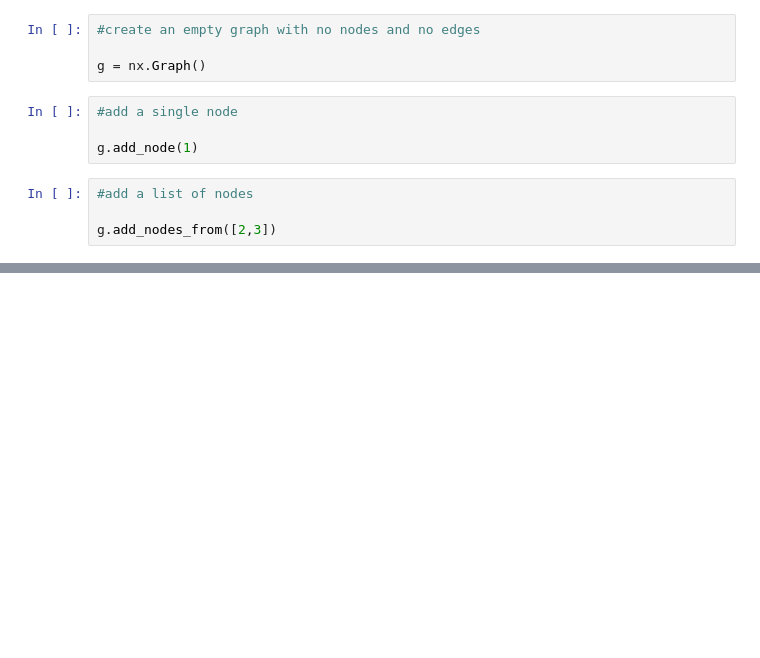
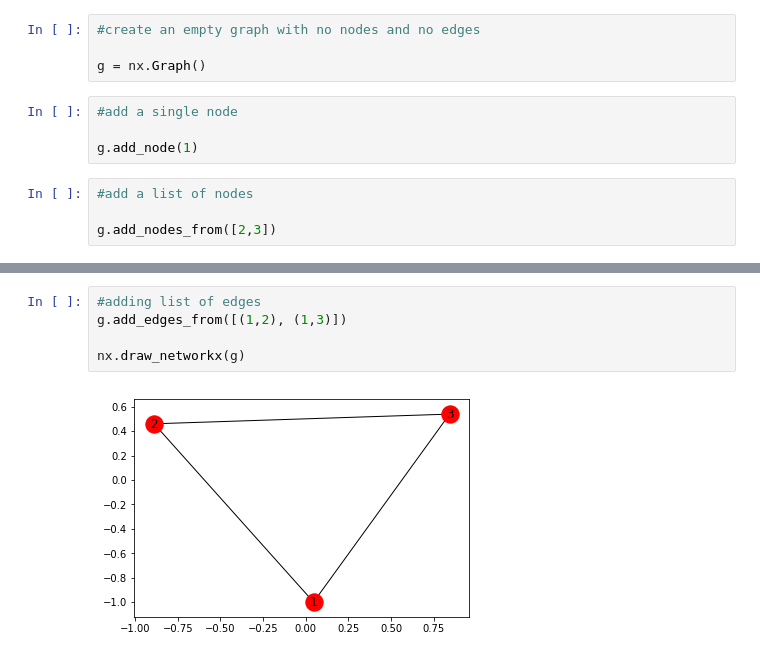
Before and after one commit to abbiyanaila/graphs.social.network.analythics, a Jupyter notebook: basic.ipynb, the cells around one changed output, grey strips where cells are left out. Saved outputs shown, nothing was run; the diff lists cells and outputs as text; blank space fills up the shorter version.

```diff
--- a/basic.ipynb
+++ b/basic.ipynb
@@ -35,0 +36,7 @@ nx.draw_networkx(g)
+# %%
+#adding list of edges
+g.add_edges_from([(1,2), (1,3)])
+
+nx.draw_networkx(g)
+# %% [output]
+[figure, added]
```
Also changed, not shown: parts of 13 cells of this notebook.
